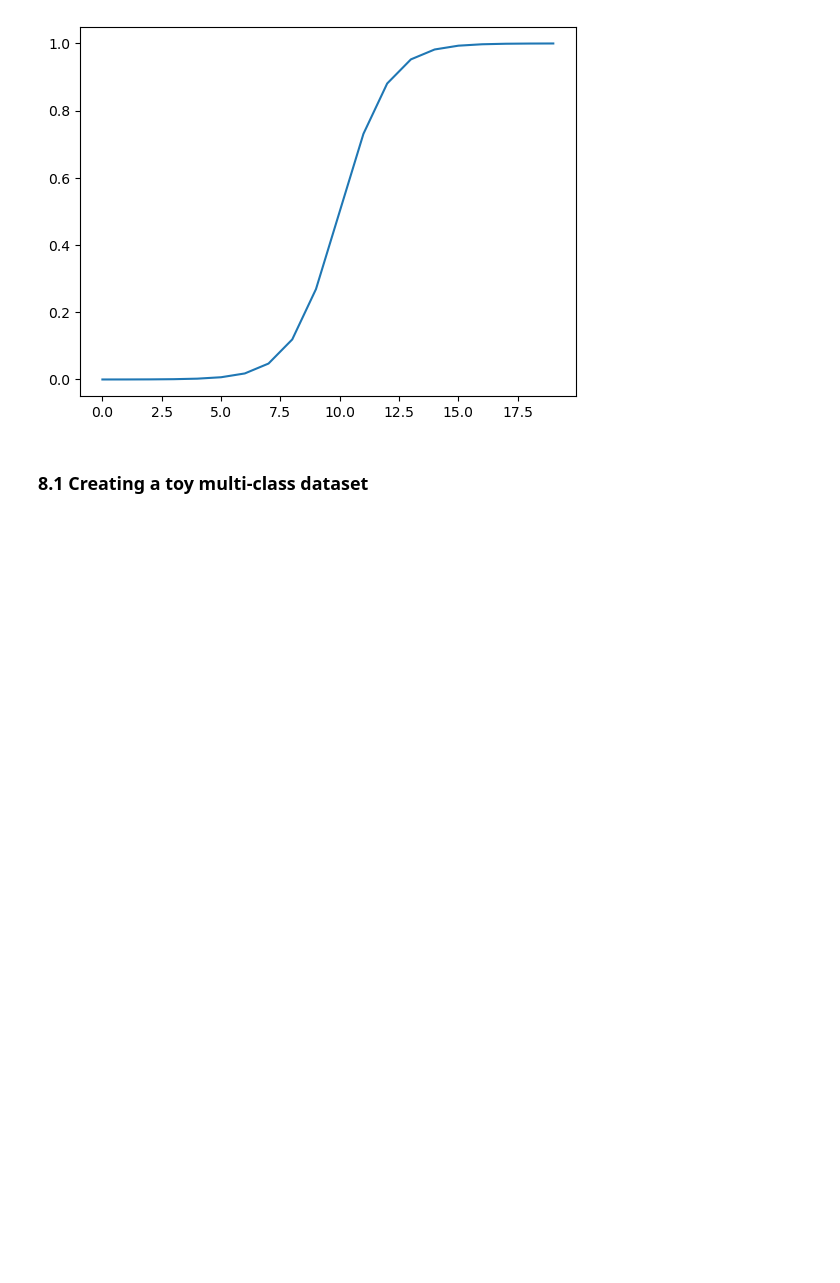
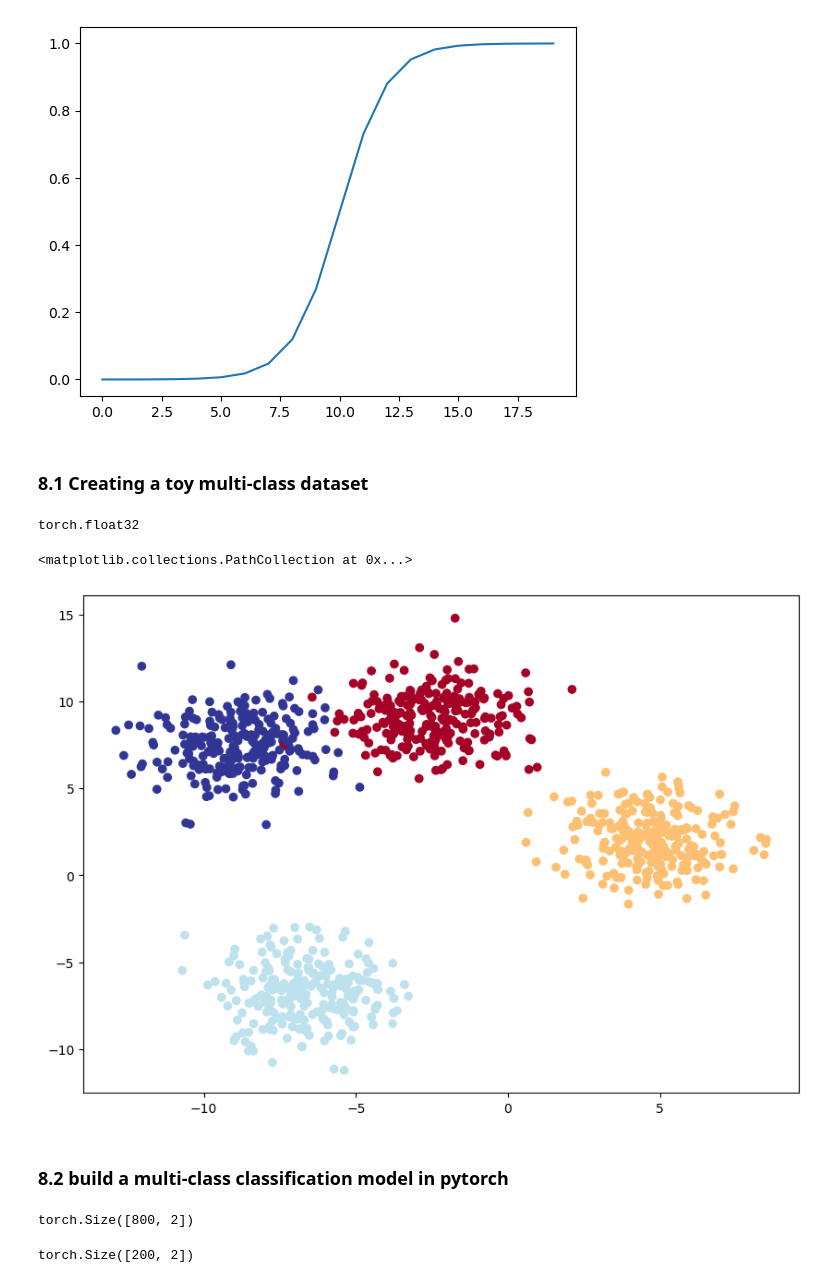
Before and after one commit to pjy0422/pytorch, a Jupyter notebook: pytorch_classification.ipynb, the cells around one changed output. Saved outputs shown, nothing was run; the diff lists cells and outputs as text; code cells hidden in the pictures; blank space fills up the shorter version.

```diff
--- a/pytorch_classification.ipynb
+++ b/pytorch_classification.ipynb
@@ -798,0 +794,26 @@ from sklearn.model_selection import train_test_split
+# %%
+import torch
+import matplotlib.pyplot as plt
+from sklearn.datasets import make_blobs
+from sklearn.model_selection import train_test_split
+
+
+NUM_CLASSES = 4
+NUM_FEATURES = 2
+RANDOM_SEED = 42
+
+# 1. Create multi-class data
+X_blob, y_blob = make_blobs(n_samples = 1000, n_features=NUM_FEATURES, centers = NUM_CLASSES,cluster_std=1.5, random_state=42)
+X_blob = torch.from_numpy(X_blob).type(dtype = torch.float)
+y_blob = torch.from_numpy(y_blob).type(dtype=torch.float)
+
+print(X_blob.dtype)
+
+X_blob_train, X_blob_test, y_blob_train, y_blob_test = train_test_split(X_blob,y_blob,test_size=0.2,random_state=RANDOM_SEED)
+
+plt.figure(figsize = (10,7))
+plt.scatter(X_blob[:,0],X_blob[:,1],c=y_blob,cmap = plt.cm.RdYlBu)
+# %% [output]
+torch.float32
+<matplotlib.collections.PathCollection at 0x...>
+[figure, added]
@@ -798,0 +823,27 @@ from sklearn.model_selection import train_test_split
+# %% [markdown]
+### 8.2 build a multi-class classification model in pytorch
+# %%
+# Build a multi-class classification model
+
+class BlobModel(nn.Module):
+    def __init__(self, input_features, output_features, hidden_units = 8):
+
+      super().__init__()
+      self.linear_layer_stack = nn.Sequential(
+         nn.Linear(in_features=input_features,out_features=hidden_units),
+         nn.ReLU(),
+         nn.Linear(in_features=hidden_units,out_features=hidden_units),
+         nn.ReLU(),
+         nn.Linear(in_features=hidden_units,out_features=output_features)
+
+      )
+
+    def forward(self,x):
+       return self.linear_layer_stack(x)
+X_train.shape
+# %% [output]
+torch.Size([800, 2])
+# %%
+X_blob_test.shape
+# %% [output]
+torch.Size([200, 2])
```
Also changed, not shown: parts of 21 cells of this notebook.
